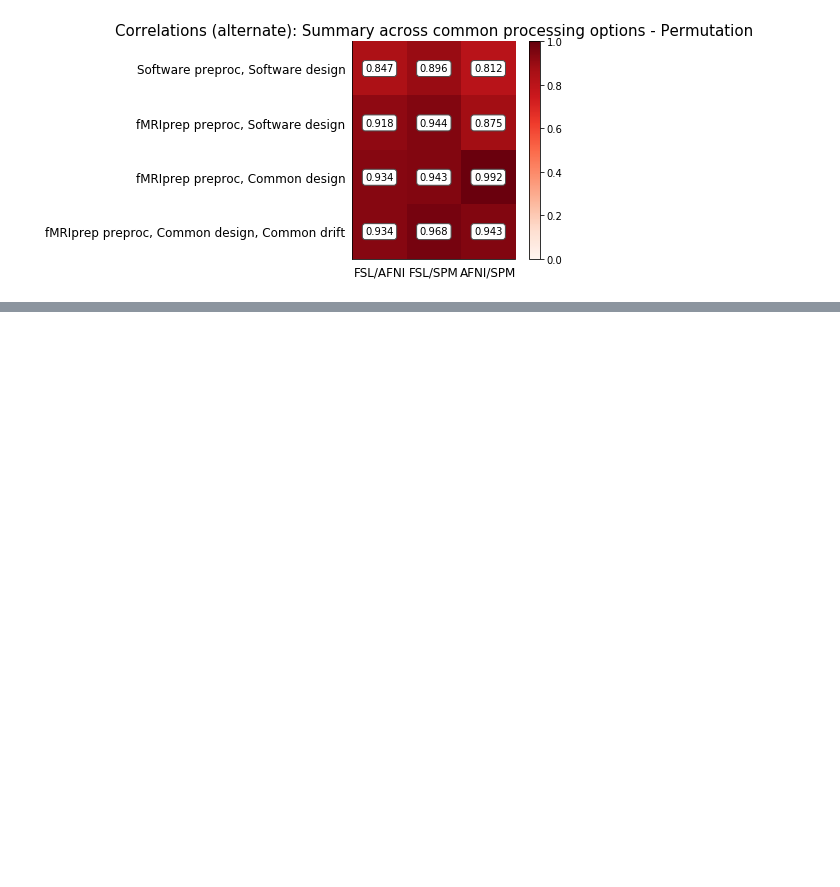
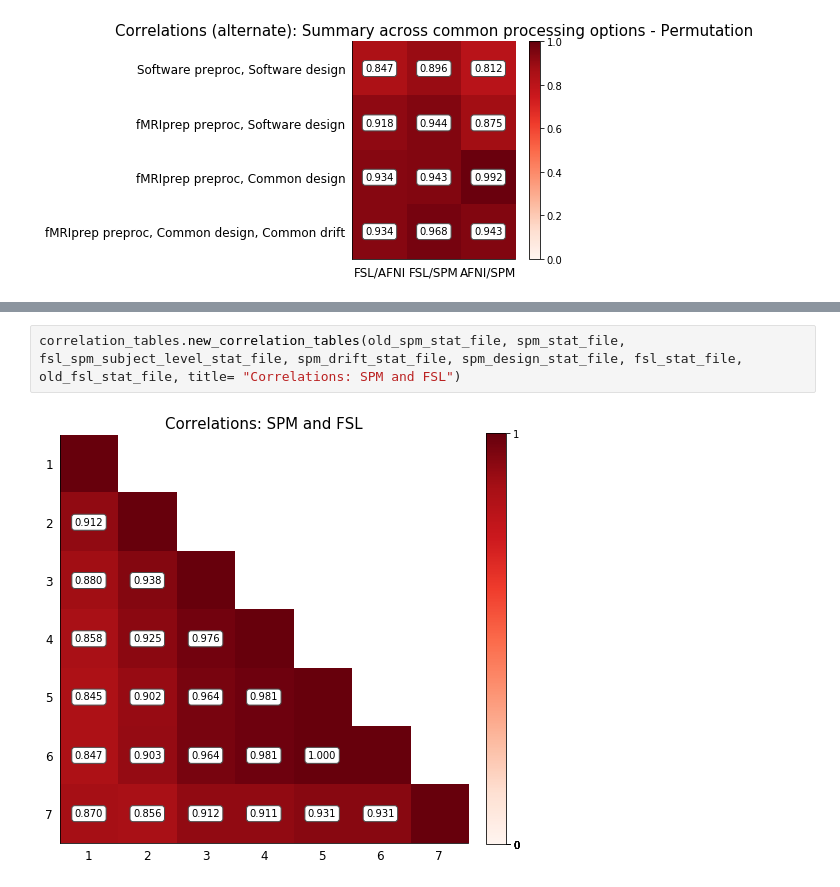
Before and after one commit to NISOx-BDI/SC2, a Jupyter notebook: figures/ds109_notebook.ipynb, the cells around one changed output, grey strips where cells are left out. Drawn from its saved outputs; the diff is of its cells as text; blank space fills up the shorter version.

```diff
--- a/figures/ds109_notebook.ipynb
+++ b/figures/ds109_notebook.ipynb
@@ -575,0 +608,4 @@ correlation_tables.correlation_summary_across_processing_opts_alternate(old_afni
+# %%
+correlation_tables.new_correlation_tables(old_spm_stat_file, spm_stat_file, fsl_spm_subject_level_stat_file, spm_drift_stat_file, spm_design_stat_file, fsl_stat_file, old_fsl_stat_file, title= "Correlations: SPM and FSL")
+# %% [output]
+[figure, added]
```
Also changed, not shown: parts of 7 cells of this notebook, 2 other files.
